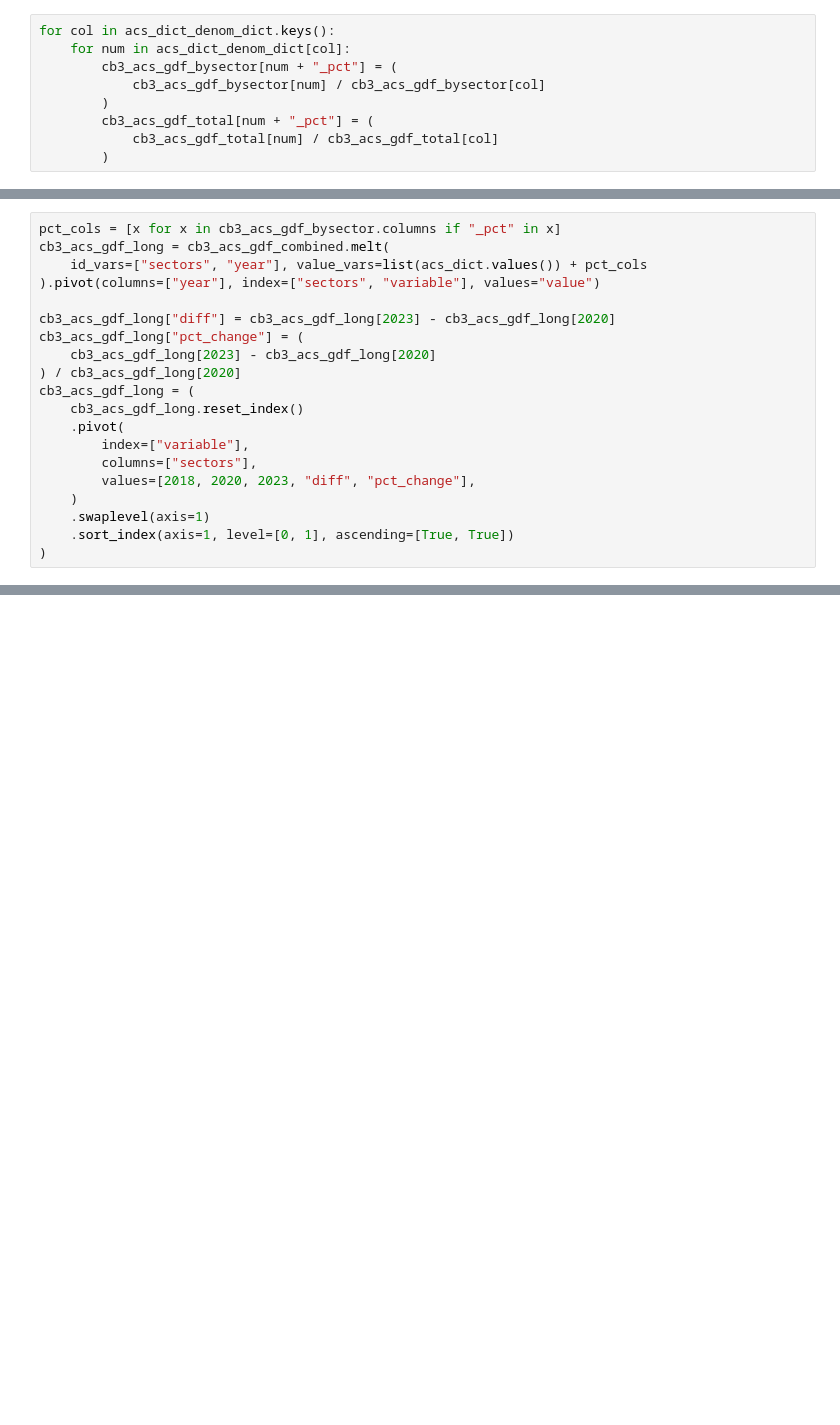
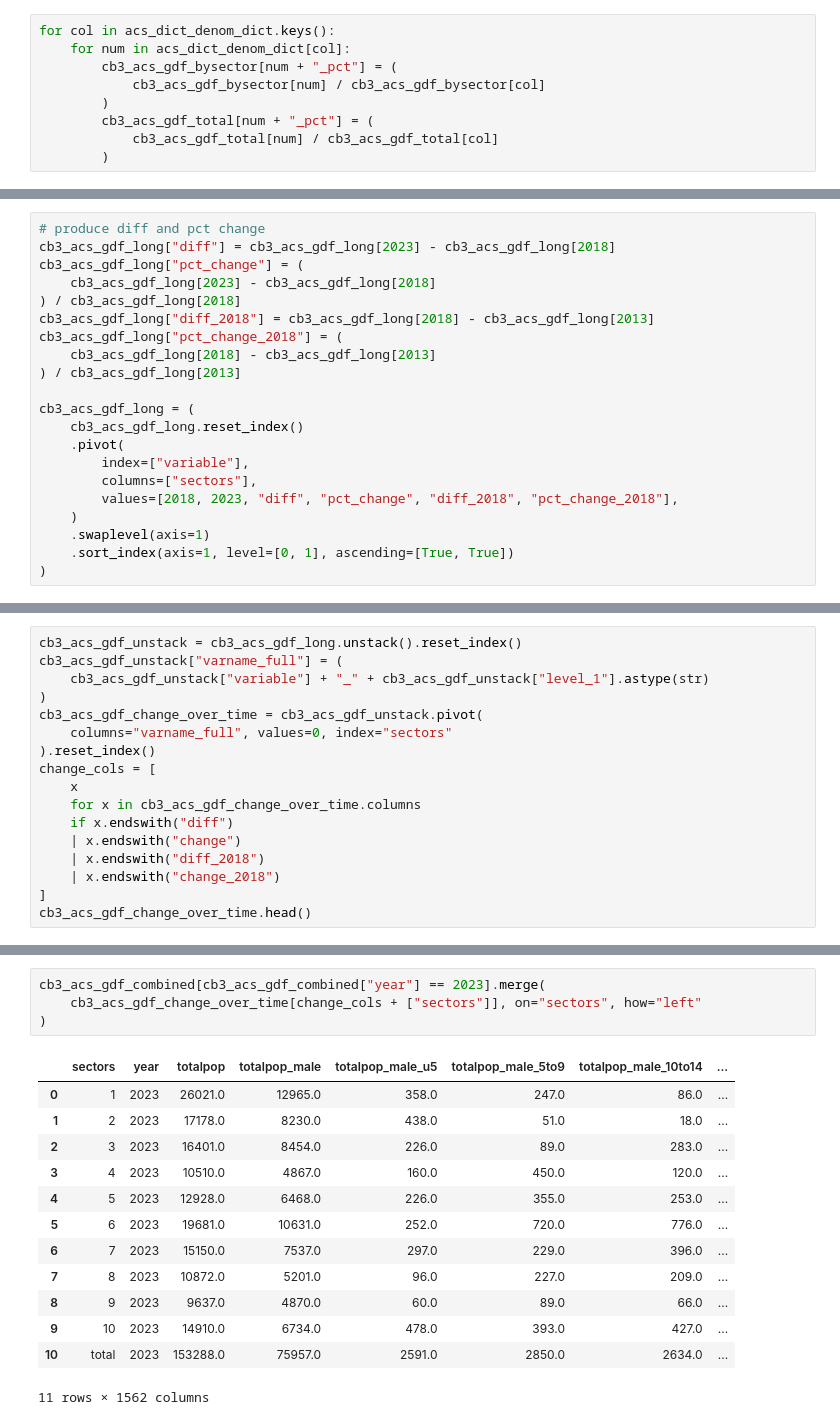
Before and after one commit to jennahgosciak/cb3-census-data, a Jupyter notebook: 00_load_census_data.ipynb, the cells around one changed output, grey strips where cells are left out. Saved outputs shown, nothing was run; the diff lists cells and outputs as text; blank space fills up the shorter version.

```diff
--- a/00_load_census_data.ipynb
+++ b/00_load_census_data.ipynb
@@ -651,19 +846,20 @@ cb3_acs_gdf_combined.head()
 # %%
-pct_cols = [x for x in cb3_acs_gdf_bysector.columns if "_pct" in x]
-cb3_acs_gdf_long = cb3_acs_gdf_combined.melt(
-    id_vars=["sectors", "year"], value_vars=list(acs_dict.values()) + pct_cols
-).pivot(columns=["year"], index=["sectors", "variable"], values="value")
+# produce diff and pct change
+cb3_acs_gdf_long["diff"] = cb3_acs_gdf_long[2023] - cb3_acs_gdf_long[2018]
+cb3_acs_gdf_long["pct_change"] = (
+    cb3_acs_gdf_long[2023] - cb3_acs_gdf_long[2018]
+) / cb3_acs_gdf_long[2018]
+cb3_acs_gdf_long["diff_2018"] = cb3_acs_gdf_long[2018] - cb3_acs_gdf_long[2013]
+cb3_acs_gdf_long["pct_change_2018"] = (
+    cb3_acs_gdf_long[2018] - cb3_acs_gdf_long[2013]
+) / cb3_acs_gdf_long[2013]
 
-cb3_acs_gdf_long["diff"] = cb3_acs_gdf_long[2023] - cb3_acs_gdf_long[2020]
-cb3_acs_gdf_long["pct_change"] = (
-    cb3_acs_gdf_long[2023] - cb3_acs_gdf_long[2020]
-) / cb3_acs_gdf_long[2020]
 cb3_acs_gdf_long = (
     cb3_acs_gdf_long.reset_index()
     .pivot(
         index=["variable"],
         columns=["sectors"],
-        values=[2018, 2020, 2023, "diff", "pct_change"],
+        values=[2018, 2023, "diff", "pct_change", "diff_2018", "pct_change_2018"],
     )
     .swaplevel(axis=1)
     .sort_index(axis=1, level=[0, 1], ascending=[True, True])
@@ -693,0 +894,17 @@ cb3_gdf_pct_change[['sectors', 'geometry']].merge(cb3_acs_gdf_combined[cb3_acs_g
+# %%
+cb3_acs_gdf_unstack = cb3_acs_gdf_long.unstack().reset_index()
+cb3_acs_gdf_unstack["varname_full"] = (
+    cb3_acs_gdf_unstack["variable"] + "_" + cb3_acs_gdf_unstack["level_1"].astype(str)
+)
+cb3_acs_gdf_change_over_time = cb3_acs_gdf_unstack.pivot(
+    columns="varname_full", values=0, index="sectors"
+).reset_index()
+change_cols = [
+    x
+    for x in cb3_acs_gdf_change_over_time.columns
+    if x.endswith("diff")
+    | x.endswith("change")
+    | x.endswith("diff_2018")
+    | x.endswith("change_2018")
+]
+cb3_acs_gdf_change_over_time.head()
@@ -693,0 +919,18 @@ cb3_gdf_pct_change[['sectors', 'geometry']].merge(cb3_acs_gdf_combined[cb3_acs_g
+# %%
+cb3_acs_gdf_combined[cb3_acs_gdf_combined["year"] == 2023].merge(
+    cb3_acs_gdf_change_over_time[change_cols + ["sectors"]], on="sectors", how="left"
+)
+# %% [output]
+|  | sectors | year | totalpop | totalpop_male | totalpop_male_u5 | totalpop_male_5to9 | totalpop_male_10to14 | ... |
+| 0 | 1 | 2023 | 26021.0 | 12965.0 | 358.0 | 247.0 | 86.0 | ... |
+| 1 | 2 | 2023 | 17178.0 | 8230.0 | 438.0 | 51.0 | 18.0 | ... |
+| 2 | 3 | 2023 | 16401.0 | 8454.0 | 226.0 | 89.0 | 283.0 | ... |
+| 3 | 4 | 2023 | 10510.0 | 4867.0 | 160.0 | 450.0 | 120.0 | ... |
+| 4 | 5 | 2023 | 12928.0 | 6468.0 | 226.0 | 355.0 | 253.0 | ... |
+| 5 | 6 | 2023 | 19681.0 | 10631.0 | 252.0 | 720.0 | 776.0 | ... |
+| 6 | 7 | 2023 | 15150.0 | 7537.0 | 297.0 | 229.0 | 396.0 | ... |
+| 7 | 8 | 2023 | 10872.0 | 5201.0 | 96.0 | 227.0 | 209.0 | ... |
+| 8 | 9 | 2023 | 9637.0 | 4870.0 | 60.0 | 89.0 | 66.0 | ... |
+| 9 | 10 | 2023 | 14910.0 | 6734.0 | 478.0 | 393.0 | 427.0 | ... |
+| 10 | total | 2023 | 153288.0 | 75957.0 | 2591.0 | 2850.0 | 2634.0 | ... |
+11 rows × 1562 columns
```
Also changed, not shown: parts of 40 cells of this notebook, 12 other files.
